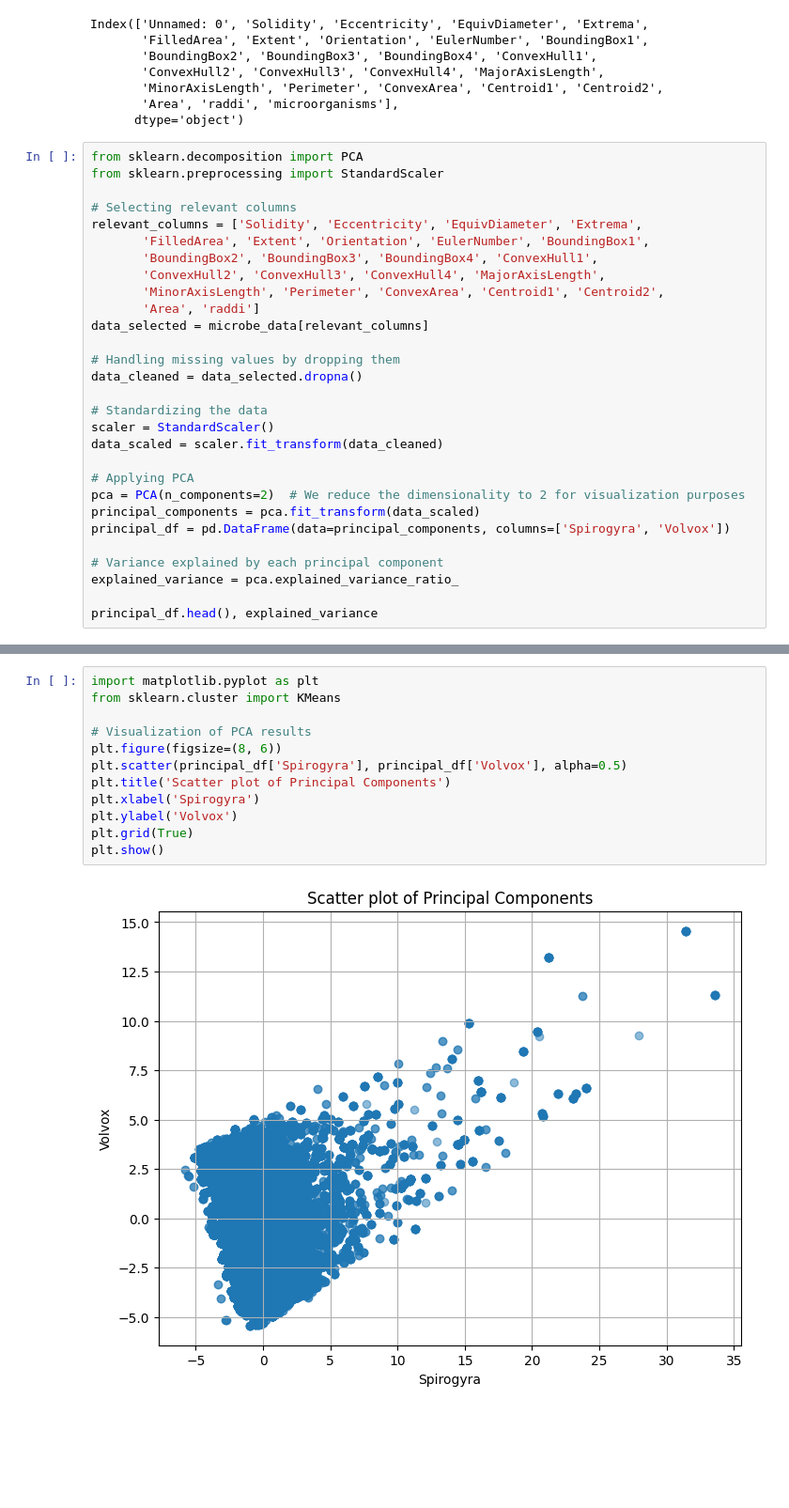
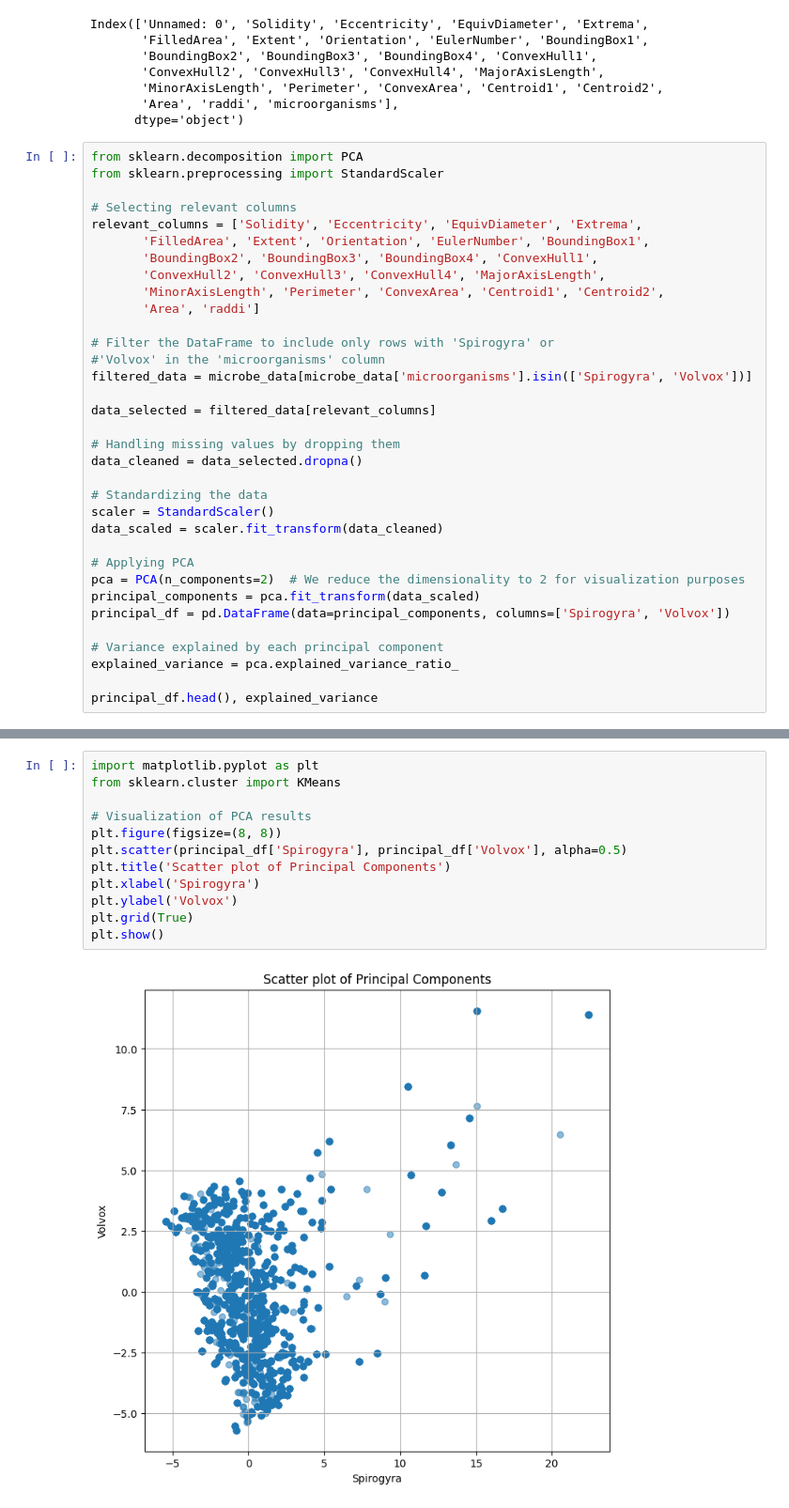
Before and after one commit to lclemente225/microbe-shape-data-analysis, a Jupyter notebook: microbes_analysis.ipynb, the cells around one changed output, grey strips where cells are left out. Shown: that part at 94% size. Cells and saved outputs as stored; diff of their text form; blank space fills up the shorter version.

Commit message:
filtered data to show only spirogyra and volvox

```diff
--- a/microbes_analysis.ipynb
+++ b/microbes_analysis.ipynb
@@ -45,7 +46,12 @@ relevant_columns = ['Solidity', 'Eccentricity', 'EquivDiameter', 'Extrema',
        'ConvexHull2', 'ConvexHull3', 'ConvexHull4', 'MajorAxisLength',
        'MinorAxisLength', 'Perimeter', 'ConvexArea', 'Centroid1', 'Centroid2',
        'Area', 'raddi']
-data_selected = microbe_data[relevant_columns]
+
+# Filter the DataFrame to include only rows with 'Spirogyra' or
+#'Volvox' in the 'microorganisms' column
+filtered_data = microbe_data[microbe_data['microorganisms'].isin(['Spirogyra', 'Volvox'])]
+
+data_selected = filtered_data[relevant_columns]
 
 # Handling missing values by dropping them
 data_cleaned = data_selected.dropna()
@@ -74,16 +80,16 @@ principal_df.head(), explained_variance
 # %%
 import matplotlib.pyplot as plt
 from sklearn.cluster import KMeans
 
 # Visualization of PCA results
-plt.figure(figsize=(8, 6))
+plt.figure(figsize=(8, 8))
 plt.scatter(principal_df['Spirogyra'], principal_df['Volvox'], alpha=0.5)
 plt.title('Scatter plot of Principal Components')
 plt.xlabel('Spirogyra')
 plt.ylabel('Volvox')
 plt.grid(True)
 plt.show()
 # %% [output]
-[figure, old version]
+[figure, new version]
 # %%
 # Applying K-means clustering
```
Also changed, not shown: parts of 3 cells of this notebook.
